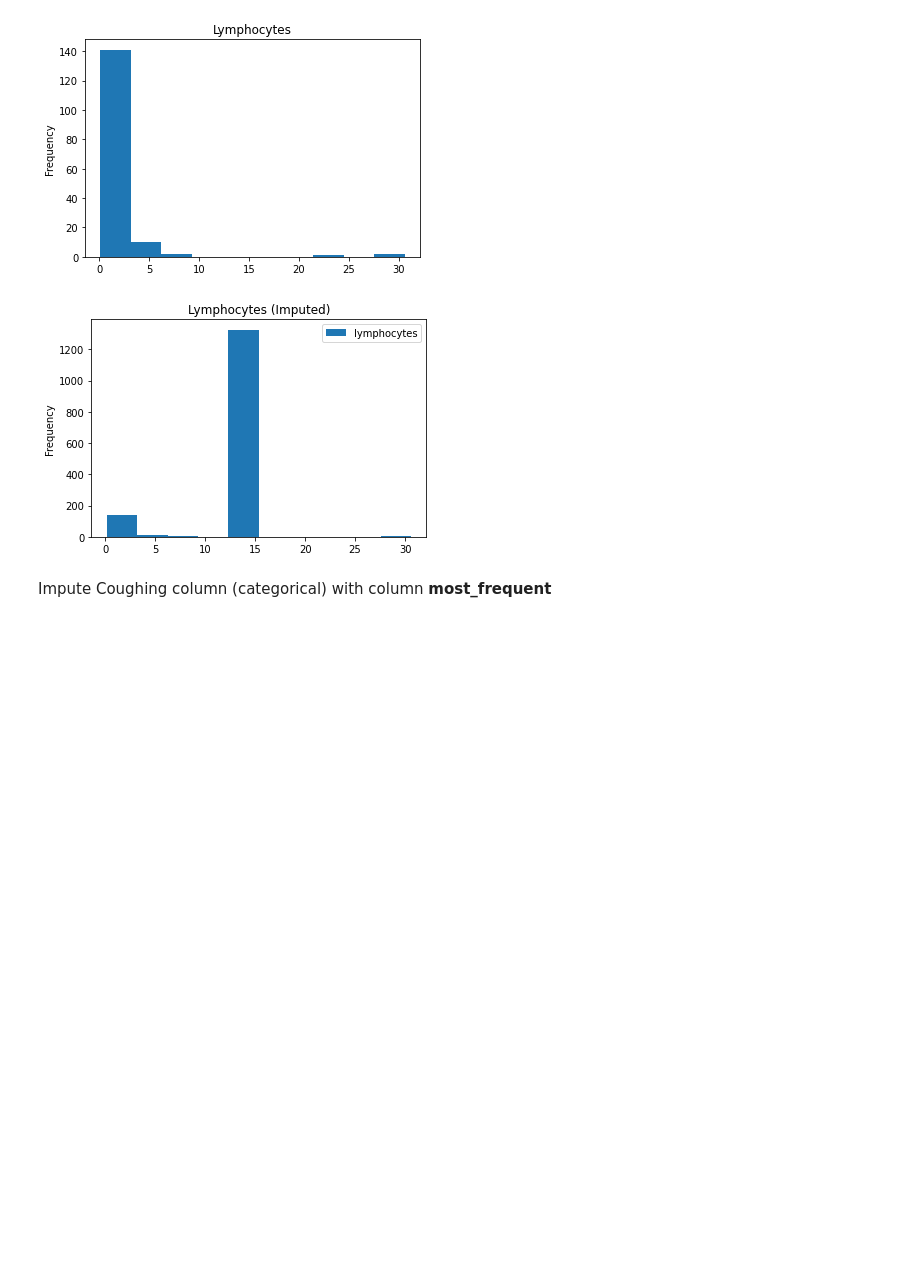
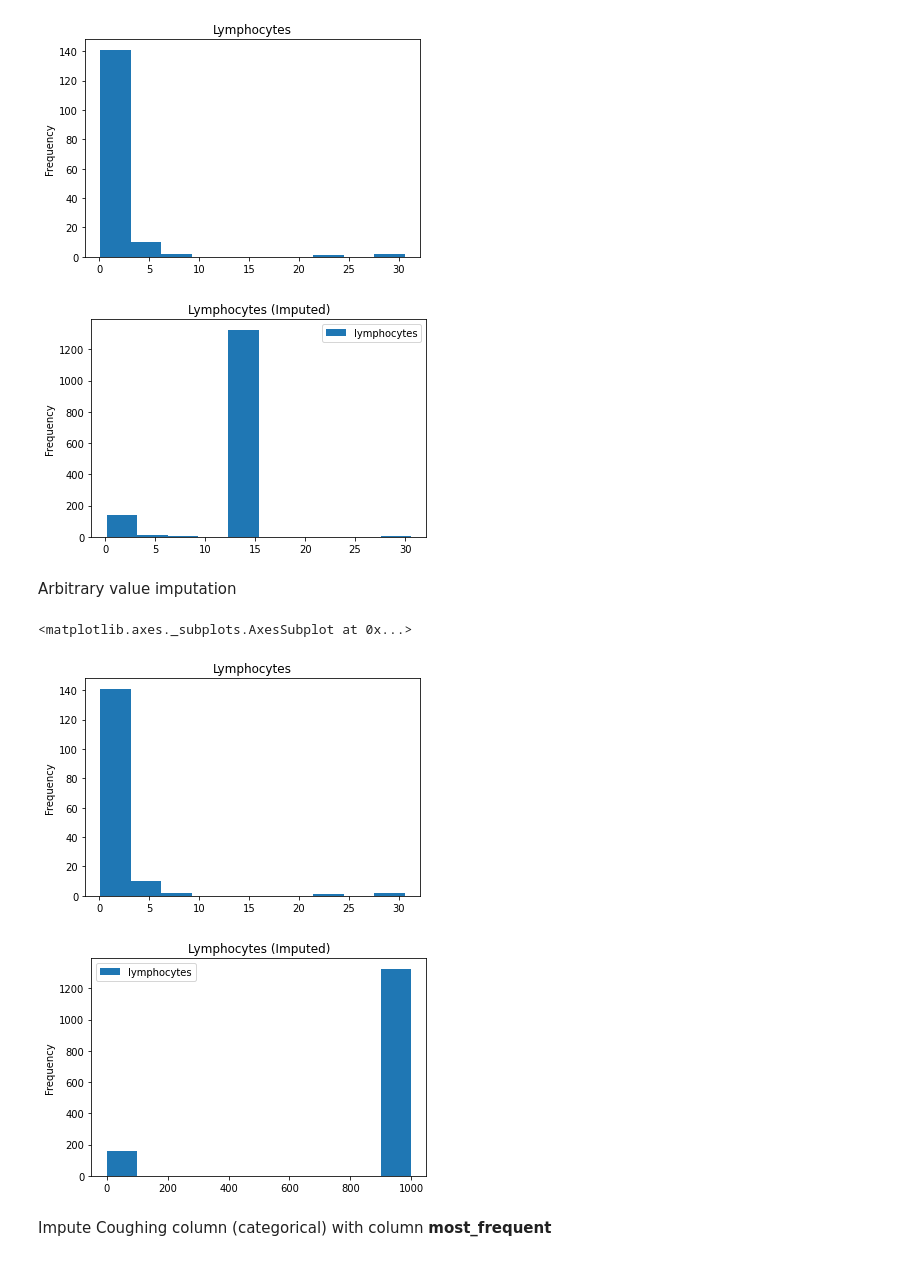
Before and after one commit to shinhongwu/feature_engineering_bookcamp, a Jupyter notebook: notebooks/Chapter_03.ipynb, the cells around one changed output. Drawn from its saved outputs; the diff is of its cells as text; code cells hidden in the pictures; blank space fills up the shorter version.

```diff
--- a/notebooks/Chapter_03.ipynb
+++ b/notebooks/Chapter_03.ipynb
@@ -139,6 +159,22 @@ EndTailImputer().fit_transform(covid_flu[['lymphocytes']]).plot(
 <matplotlib.axes._subplots.AxesSubplot at 0x...>
 [figure]
 [figure]
+# %% [markdown]
+Arbitrary value imputation
+# %%
+from feature_engine.imputation import ArbitraryNumberImputer
+
+covid_flu['lymphocytes'].plot(
+    title='Lymphocytes', kind='hist', xlabel='cells/μL'
+    )
+
+ArbitraryNumberImputer(arbitrary_number=999, variables=None, imputer_dict=None).fit_transform(covid_flu[['lymphocytes']]).plot(
+    title='Lymphocytes (Imputed)', kind='hist', xlabel='cells/μL'
+    )
+# %% [output]
+<matplotlib.axes._subplots.AxesSubplot at 0x...>
+[figure, added]
+[figure, added]
 # %% [markdown]
 Impute Coughing column (categorical) with column **most_frequent**
 # %%
```
Also changed, not shown: parts of 5 cells of this notebook.
